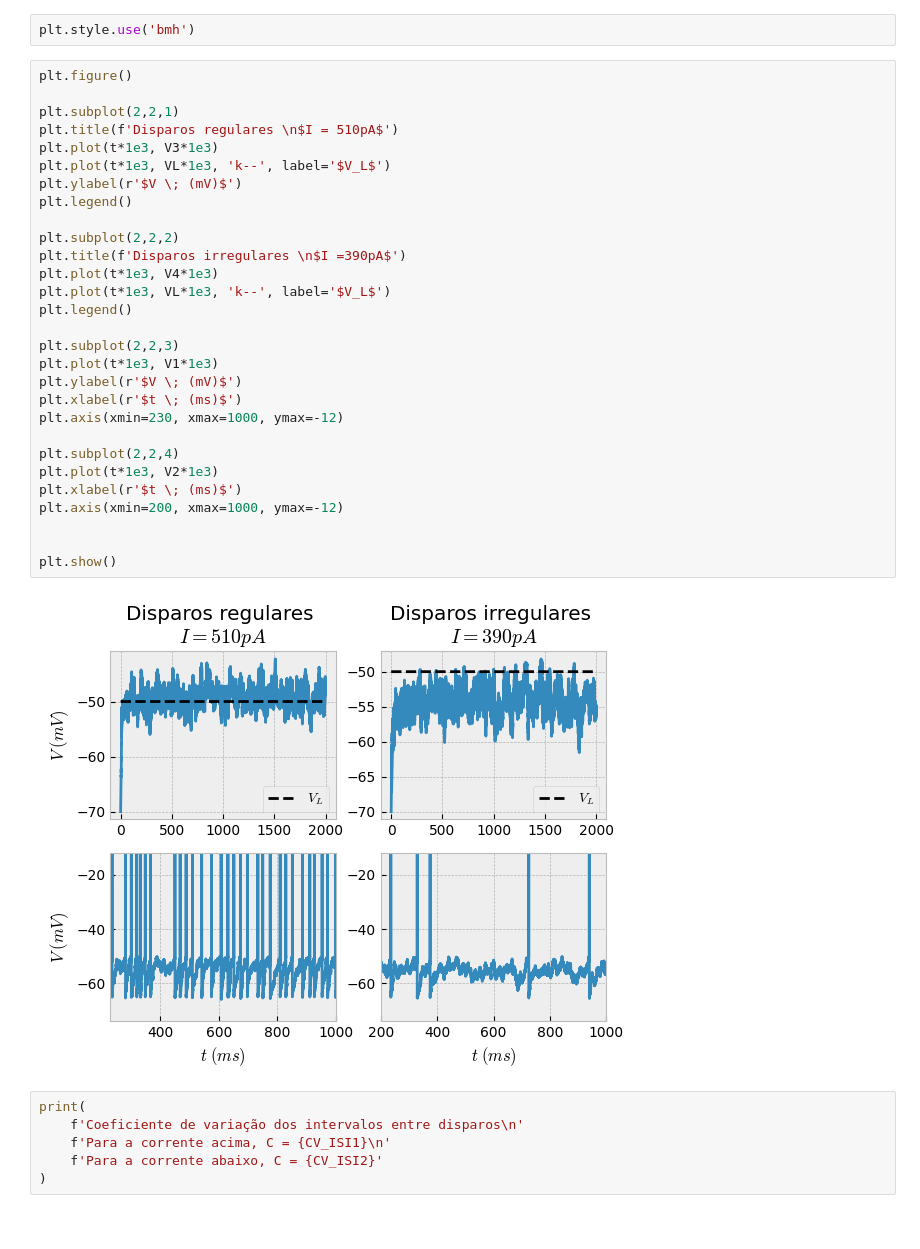
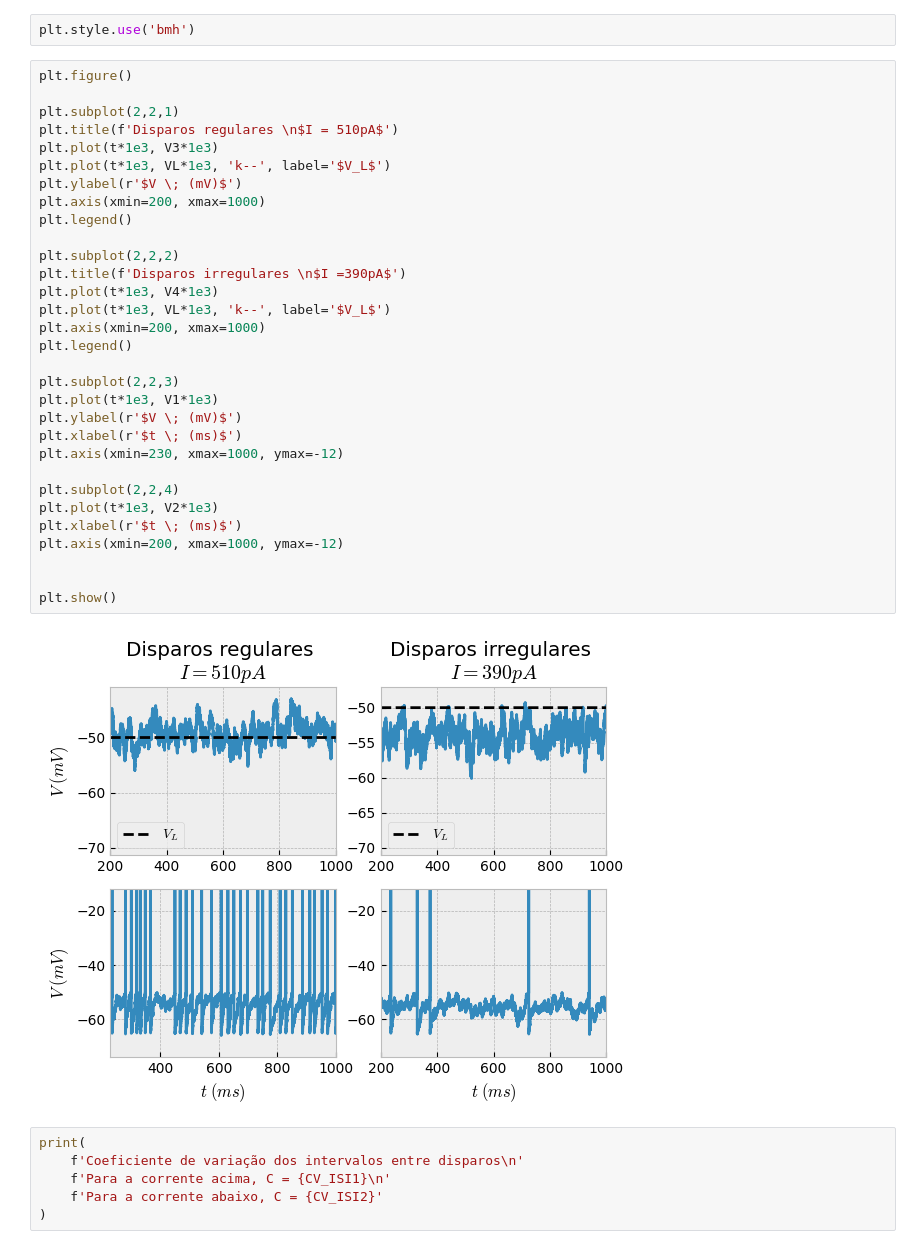
Before and after one commit to rfscorrea/listas-neurociencia-profroque, a Jupyter notebook: lista6/ex2-c.ipynb, the cells around one changed output. Drawn from its saved outputs; the diff is of its cells as text.

```diff
--- a/lista6/ex2-c.ipynb
+++ b/lista6/ex2-c.ipynb
@@ -89,34 +89,36 @@ plt.style.use('bmh')
 # %%
 plt.figure()
 
 plt.subplot(2,2,1)
 plt.title(f'Disparos regulares \n$I = 510pA$')
 plt.plot(t*1e3, V3*1e3)
 plt.plot(t*1e3, VL*1e3, 'k--', label='$V_L$')
 plt.ylabel(r'$V \; (mV)$')
+plt.axis(xmin=200, xmax=1000)
 plt.legend()
 
 plt.subplot(2,2,2)
 plt.title(f'Disparos irregulares \n$I =390pA$')
 plt.plot(t*1e3, V4*1e3)
 plt.plot(t*1e3, VL*1e3, 'k--', label='$V_L$')
+plt.axis(xmin=200, xmax=1000)
 plt.legend()
 
 plt.subplot(2,2,3)
 plt.plot(t*1e3, V1*1e3)
 plt.ylabel(r'$V \; (mV)$')
 plt.xlabel(r'$t \; (ms)$')
 plt.axis(xmin=230, xmax=1000, ymax=-12)
 
 plt.subplot(2,2,4)
 plt.plot(t*1e3, V2*1e3)
 plt.xlabel(r'$t \; (ms)$')
 plt.axis(xmin=200, xmax=1000, ymax=-12)
 
 
 plt.show()
 # %% [output]
-[figure, old version]
+[figure, new version]
 # %%
 print(
     f'Coeficiente de variação dos intervalos entre disparos\n'
```
